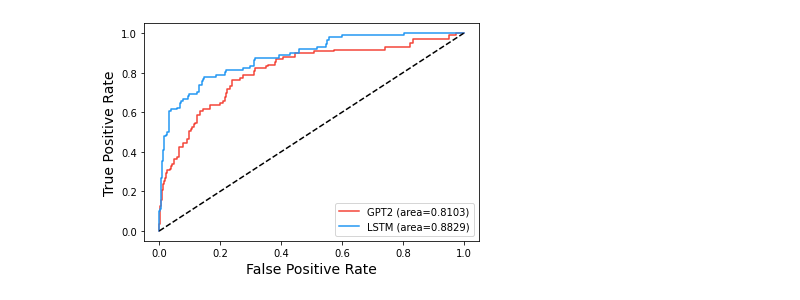
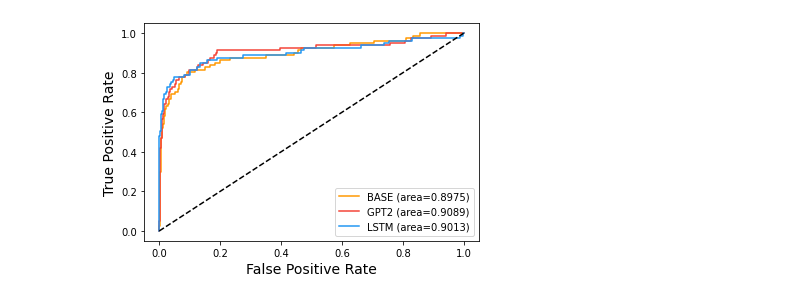
Before and after one commit to miguelvictor/periodic-AKI-predictor, a Jupyter notebook: notebooks/results-visualization.ipynb, the cells around one changed output. Cells and saved outputs as stored; diff of their text form; code cells hidden in the pictures.

```diff
--- a/notebooks/results-visualization.ipynb
+++ b/notebooks/results-visualization.ipynb
@@ -10,12 +10,26 @@ import torch
 # %%
-test_matrix = np.load('../dataset/matrix_testing.npy')
-test_x = torch.tensor(test_matrix[:, :, :-1], dtype=torch.float32)
-test_y = torch.tensor(test_matrix[:, :, -1:], dtype=torch.float32)
+test_matrix = np.load('../dataset/matrix_testing.npy').astype(np.float32)
+test_x = test_matrix[:, :, :-1]
+test_y = test_matrix[:, :, -1:]
+# %%
+model = TFAkiBase()
+model.load_weights('../saved_models/base_e1000/base').expect_partial()
+
+y_hat = model(test_x)
+y, y_hat = convert_preds(test_x, test_y, y_hat)
+base_fpr, base_tpr, _ = roc_curve(y, y_hat)
+base_auc = auc(base_fpr, base_tpr)
+# %%
+model = TFAkiLstm(timesteps=8, n_features=16)
+model.load_weights('../saved_models/lstm_e500/lstm').expect_partial()
+
+y_hat, _ = model(test_x)
+y, y_hat = convert_preds(test_x, test_y, y_hat)
+lstm_fpr, lstm_tpr, _ = roc_curve(y, y_hat)
+lstm_auc = auc(lstm_fpr, lstm_tpr)
 # %%
-model = AkiGpt2(n_heads=2, timesteps=8, n_features=16, n_layers=3)
-state_dict = torch.load('../saved_models/gpt2_e50_l3.pt', map_location=torch.device('cpu'))
-model.load_state_dict(state_dict)
-model.eval()
+model = TFAkiGpt2(n_heads=2, timesteps=8, n_features=16, n_layers=32)
+model.load_weights('../saved_models/gpt2_e1000/gpt2').expect_partial()
 
 y_hat, _ = model(test_x)
 y, y_hat = convert_preds(test_x, test_y, y_hat)
@@ -34,10 +38,11 @@ lstm_auc = auc(lstm_fpr, lstm_tpr)
 # %%
+plt.plot(base_fpr, base_tpr, label=f'BASE (area={base_auc:.4f})', color='#FF9800')
 plt.plot(gpt2_fpr, gpt2_tpr, label=f'GPT2 (area={gpt2_auc:.4f})', color='#F44336')
 plt.plot(lstm_fpr, lstm_tpr, label=f'LSTM (area={lstm_auc:.4f})', color='#2196F3')
 plt.plot([0, 1], [0, 1], color='black', linestyle='--')
 plt.xlabel('False Positive Rate', fontsize=14)
 plt.ylabel('True Positive Rate', fontsize=14)
 plt.legend(loc='lower right')
 plt.show()
 # %% [output]
-[figure, old version]
+[figure, new version]
```
Also changed, not shown: parts of 5 cells of this notebook.
